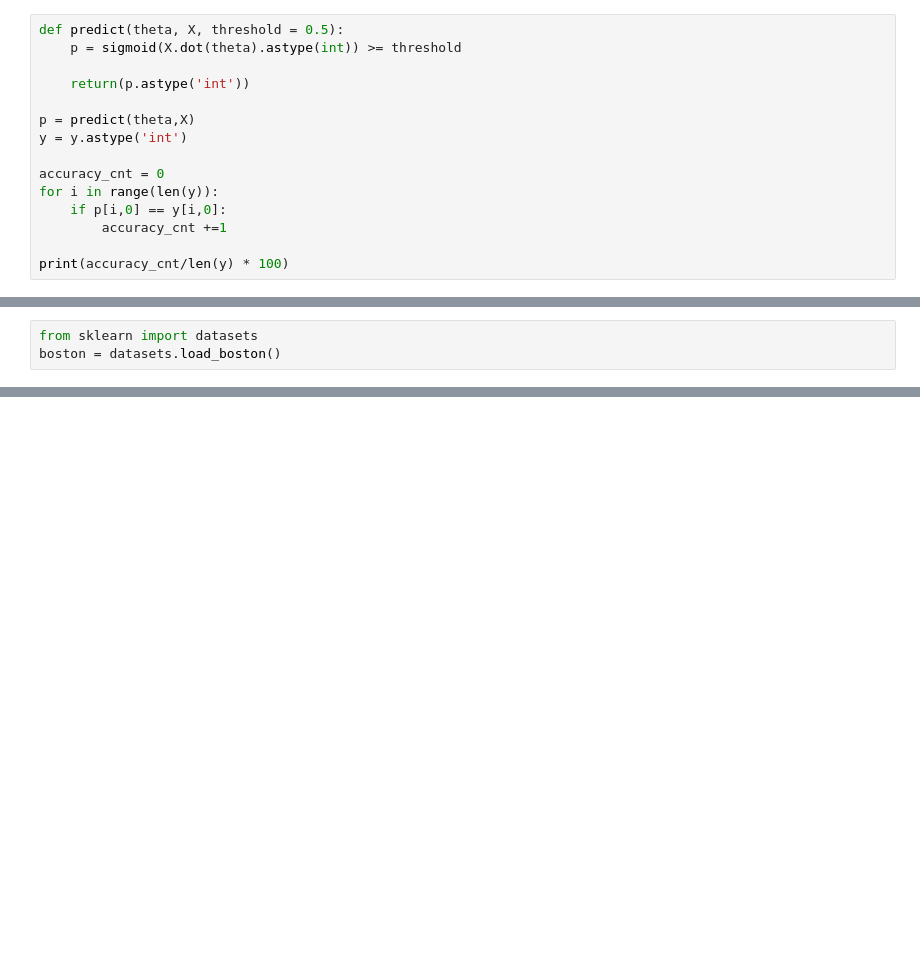
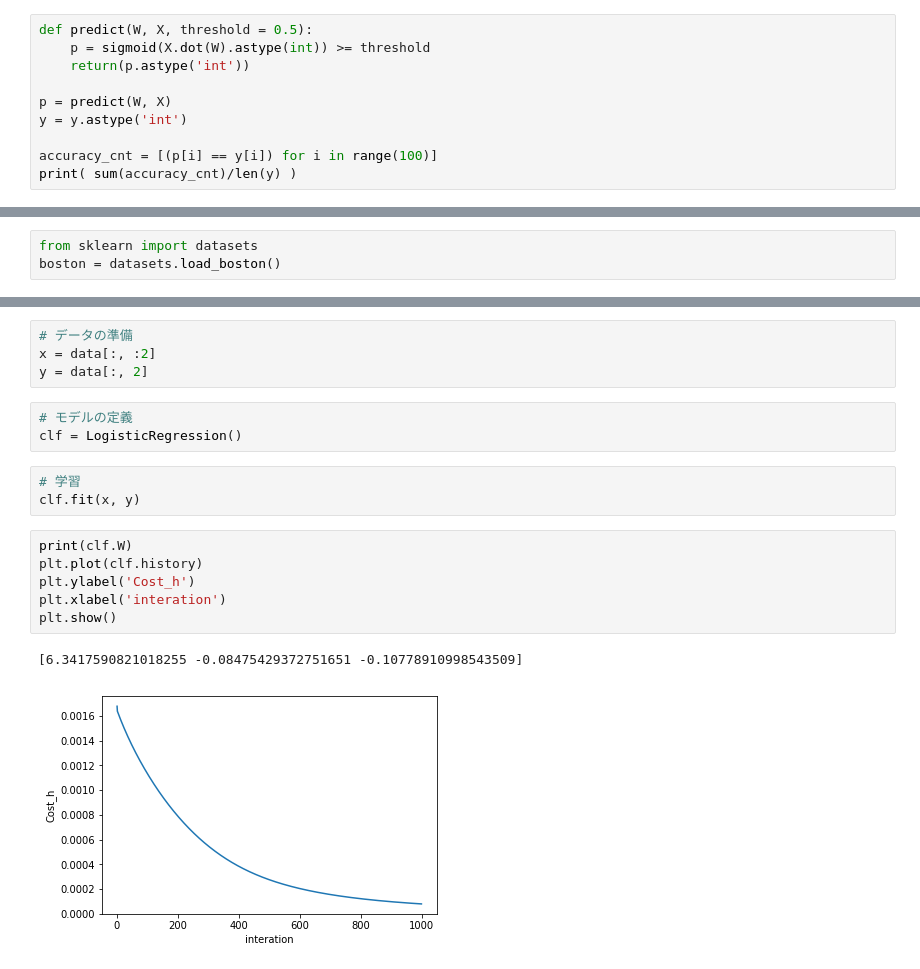
Before and after one commit to louis1022/ML_notebook, a Jupyter notebook: LogisticRegression.ipynb, the cells around one changed output, grey strips where cells are left out. Cells and saved outputs as stored; diff of their text form; blank space fills up the shorter version.

Commit message:
edit logistic

```diff
--- a/LogisticRegression.ipynb
+++ b/LogisticRegression.ipynb
@@ -182,16 +319,11 @@ plt.show()
 # %%
-def predict(theta, X, threshold = 0.5):
-    p = sigmoid(X.dot(theta).astype(int)) >= threshold
-
+def predict(W, X, threshold = 0.5):
+    p = sigmoid(X.dot(W).astype(int)) >= threshold
     return(p.astype('int'))
 
-p = predict(theta,X)
+p = predict(W, X)
 y = y.astype('int')
 
-accuracy_cnt = 0
-for i in range(len(y)):
-    if p[i,0] == y[i,0]:
-        accuracy_cnt +=1
-
-print(accuracy_cnt/len(y) * 100)
+accuracy_cnt = [(p[i] == y[i]) for i in range(100)]
+print( sum(accuracy_cnt)/len(y) )
 # %% [output]
@@ -201,0 +434,19 @@ boston = datasets.load_boston()
+# %%
+# データの準備
+x = data[:, :2]
+y = data[:, 2]
+# %%
+# モデルの定義
+clf = LogisticRegression()
+# %%
+# 学習
+clf.fit(x, y)
+# %%
+print(clf.W)
+plt.plot(clf.history)
+plt.ylabel('Cost_h')
+plt.xlabel('interation')
+plt.show()
+# %% [output]
+[6.3417590821018255 -0.08475429372751651 -0.10778910998543509]
+[figure, added]
```
Also changed, not shown: parts of 40 cells of this notebook, 1 other file.
